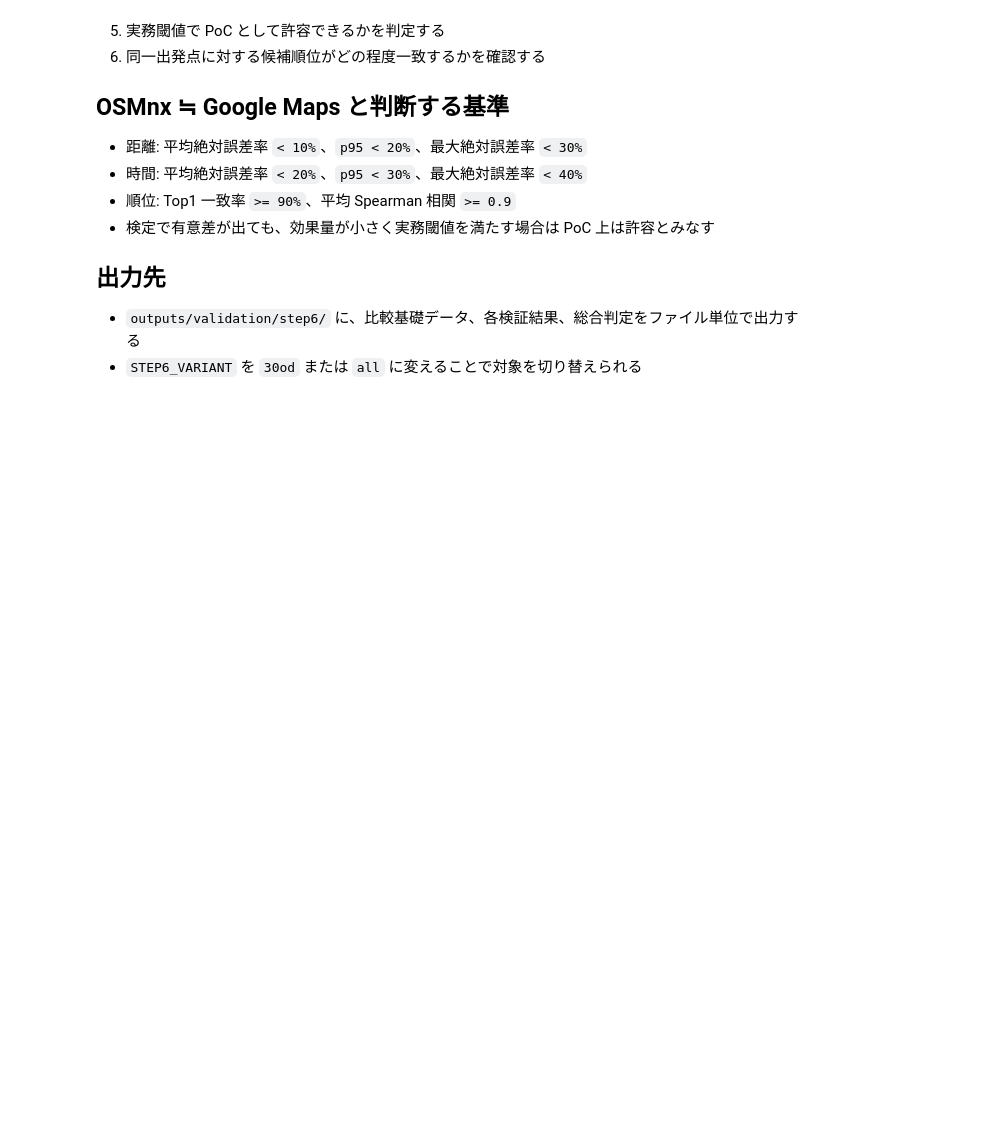
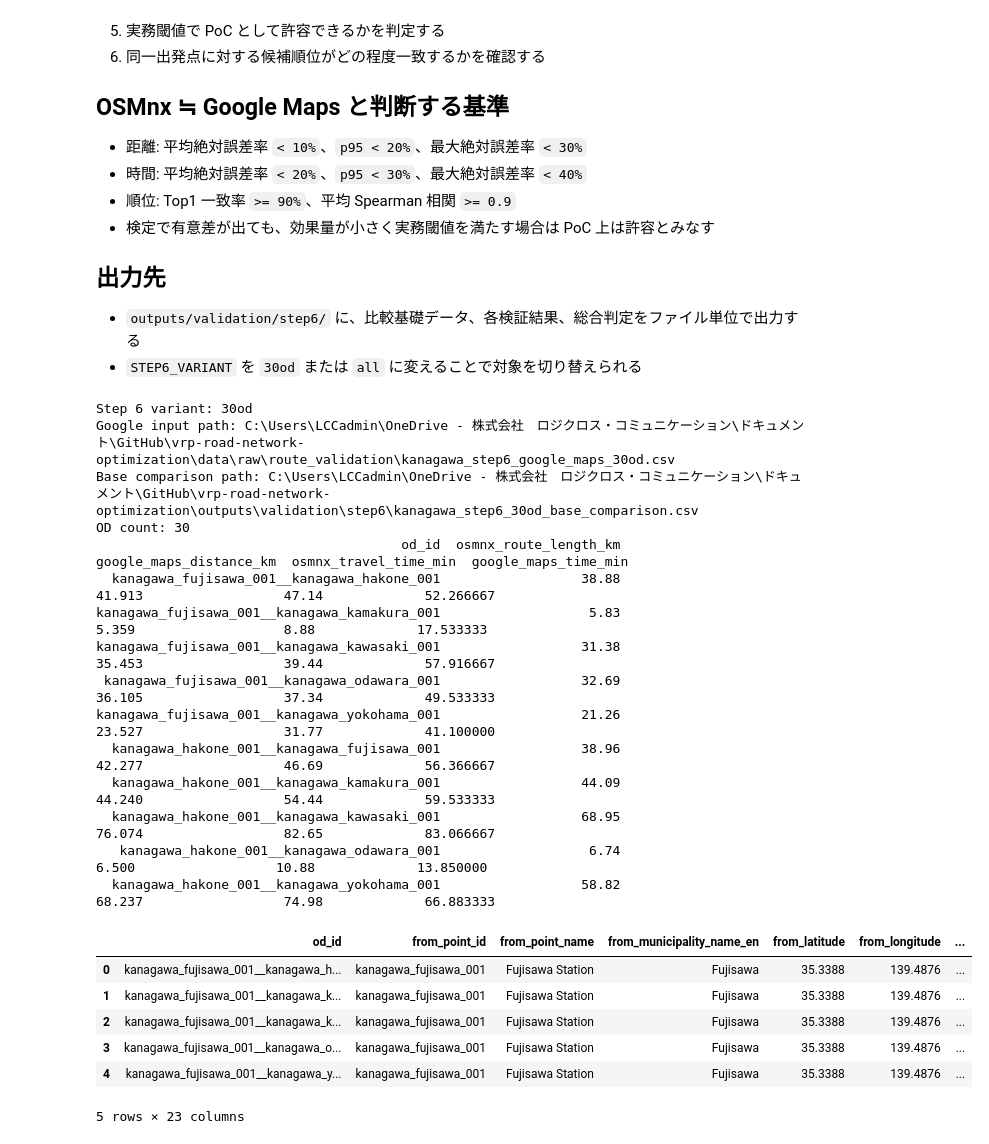
Before and after one commit to 19HY21/vrp-road-network-optimization, a Jupyter notebook: notebooks/001_osm_network_feasibility_validation_plan.ipynb, the cells around one changed output. Cells and saved outputs as stored; diff of their text form; code cells hidden in the pictures; blank space fills up the shorter version.

```diff
--- a/notebooks/001_osm_network_feasibility_validation_plan.ipynb
+++ b/notebooks/001_osm_network_feasibility_validation_plan.ipynb
@@ -2368,8 +2368,12 @@ OSMnx と Google Maps の比較は、単に差があるかではなく、**そ
 - `outputs/validation/step6/` に、比較基礎データ、各検証結果、総合判定をファイル単位で出力する
 - `STEP6_VARIANT` を `30od` または `all` に変えることで対象を切り替えられる
 # %%
+from pathlib import Path
+
+import pandas as pd
 from scipy import stats
 
+PROJECT_ROOT = Path.cwd().resolve().parent if Path.cwd().name == 'notebooks' else Path.cwd().resolve()
 STEP6_VARIANT = '30od'  # '30od' or 'all'
 STEP6_OUTPUT_DIR = PROJECT_ROOT / 'outputs' / 'validation' / 'step6'
 STEP6_OUTPUT_DIR.mkdir(parents=True, exist_ok=True)
@@ -2391,33 +2395,56 @@ if STEP6_VARIANT not in STEP6_INPUTS:
 step6_google_path = STEP6_INPUTS[STEP6_VARIANT]['google_path']
 step6_label = STEP6_INPUTS[STEP6_VARIANT]['label']
 step6_base_path = STEP6_OUTPUT_DIR / f'{step6_label}_base_comparison.csv'
 step6_summary_path = STEP6_OUTPUT_DIR / f'{step6_label}_descriptive_stats.csv'
 step6_wilcoxon_path = STEP6_OUTPUT_DIR / f'{step6_label}_wilcoxon.csv'
 step6_effect_size_path = STEP6_OUTPUT_DIR / f'{step6_label}_effect_size.csv'
 step6_threshold_path = STEP6_OUTPUT_DIR / f'{step6_label}_threshold_judgement.csv'
 step6_ranking_detail_path = STEP6_OUTPUT_DIR / f'{step6_label}_ranking_detail.csv'
 step6_ranking_summary_path = STEP6_OUTPUT_DIR / f'{step6_label}_ranking_summary.csv'
 
 step6_df = pd.read_csv(step6_google_path)
 step6_df['google_maps_distance_km'] = pd.to_numeric(step6_df['google_maps_distance_km'], errors='coerce')
 step6_df['google_maps_time_min'] = pd.to_numeric(step6_df['google_maps_time_min'], errors='coerce')
 step6_df['osmnx_route_length_km'] = pd.to_numeric(step6_df['osmnx_route_length_km'], errors='coerce')
 step6_df['osmnx_travel_time_min'] = pd.to_numeric(step6_df['osmnx_travel_time_min'], errors='coerce')
 step6_df['diff_distance_km'] = step6_df['osmnx_route_length_km'] - step6_df['google_maps_distance_km']
 step6_df['diff_time_min'] = step6_df['osmnx_travel_time_min'] - step6_df['google_maps_time_min']
 step6_df['distance_error_rate'] = step6_df['diff_distance_km'] / step6_df['google_maps_distance_km']
 step6_df['time_error_rate'] = step6_df['diff_time_min'] / step6_df['google_maps_time_min']
 step6_df['abs_distance_error_rate'] = step6_df['distance_error_rate'].abs()
 step6_df['abs_time_error_rate'] = step6_df['time_error_rate'].abs()
 step6_df.to_csv(step6_base_path, index=False, encoding='utf-8-sig')
 
 print(f'Step 6 variant: {STEP6_VARIANT}')
 print(f'Google input path: {step6_google_path}')
 print(f'Base comparison path: {step6_base_path}')
 print(f'OD count: {len(step6_df)}')
 print(step6_df[['od_id', 'osmnx_route_length_km', 'google_maps_distance_km', 'osmnx_travel_time_min', 'google_maps_time_min']].head(10).to_string(index=False))
 
 step6_df.head()
+# %% [output]
+Step 6 variant: 30od
+Google input path: C:\Users\LCCadmin\OneDrive - 株式会社　ロジクロス・コミュニケーション\ドキュメント\GitHub\vrp-road-network-optimization\data\raw\route_validation\kanagawa_step6_google_maps_30od.csv
+Base comparison path: C:\Users\LCCadmin\OneDrive - 株式会社　ロジクロス・コミュニケーション\ドキュメント\GitHub\vrp-road-network-optimization\outputs\validation\step6\kanagawa_step6_30od_base_comparison.csv
+OD count: 30
+                                       od_id  osmnx_route_length_km  google_maps_distance_km  osmnx_travel_time_min  google_maps_time_min
+  kanagawa_fujisawa_001__kanagawa_hakone_001                  38.88                   41.913                  47.14             52.266667
+kanagawa_fujisawa_001__kanagawa_kamakura_001                   5.83                    5.359                   8.88             17.533333
+kanagawa_fujisawa_001__kanagawa_kawasaki_001                  31.38                   35.453                  39.44             57.916667
+ kanagawa_fujisawa_001__kanagawa_odawara_001                  32.69                   36.105                  37.34             49.533333
+kanagawa_fujisawa_001__kanagawa_yokohama_001                  21.26                   23.527                  31.77             41.100000
+  kanagawa_hakone_001__kanagawa_fujisawa_001                  38.96                   42.277                  46.69             56.366667
+  kanagawa_hakone_001__kanagawa_kamakura_001                  44.09                   44.240                  54.44             59.533333
+  kanagawa_hakone_001__kanagawa_kawasaki_001                  68.95                   76.074                  82.65             83.066667
+   kanagawa_hakone_001__kanagawa_odawara_001                   6.74                    6.500                  10.88             13.850000
+  kanagawa_hakone_001__kanagawa_yokohama_001                  58.82                   68.237                  74.98             66.883333
+|  | od_id | from_point_id | from_point_name | from_municipality_name_en | from_latitude | from_longitude | ... |
+| 0 | kanagawa_fujisawa_001__kanagawa_h... | kanagawa_fujisawa_001 | Fujisawa Station | Fujisawa | 35.3388 | 139.4876 | ... |
+| 1 | kanagawa_fujisawa_001__kanagawa_k... | kanagawa_fujisawa_001 | Fujisawa Station | Fujisawa | 35.3388 | 139.4876 | ... |
+| 2 | kanagawa_fujisawa_001__kanagawa_k... | kanagawa_fujisawa_001 | Fujisawa Station | Fujisawa | 35.3388 | 139.4876 | ... |
+| 3 | kanagawa_fujisawa_001__kanagawa_o... | kanagawa_fujisawa_001 | Fujisawa Station | Fujisawa | 35.3388 | 139.4876 | ... |
+| 4 | kanagawa_fujisawa_001__kanagawa_y... | kanagawa_fujisawa_001 | Fujisawa Station | Fujisawa | 35.3388 | 139.4876 | ... |
+5 rows × 23 columns
 # %%
 def descriptive_summary(series):
     clean = series.dropna()
```
Also changed, not shown: parts of 11 cells of this notebook, 17 other files.
